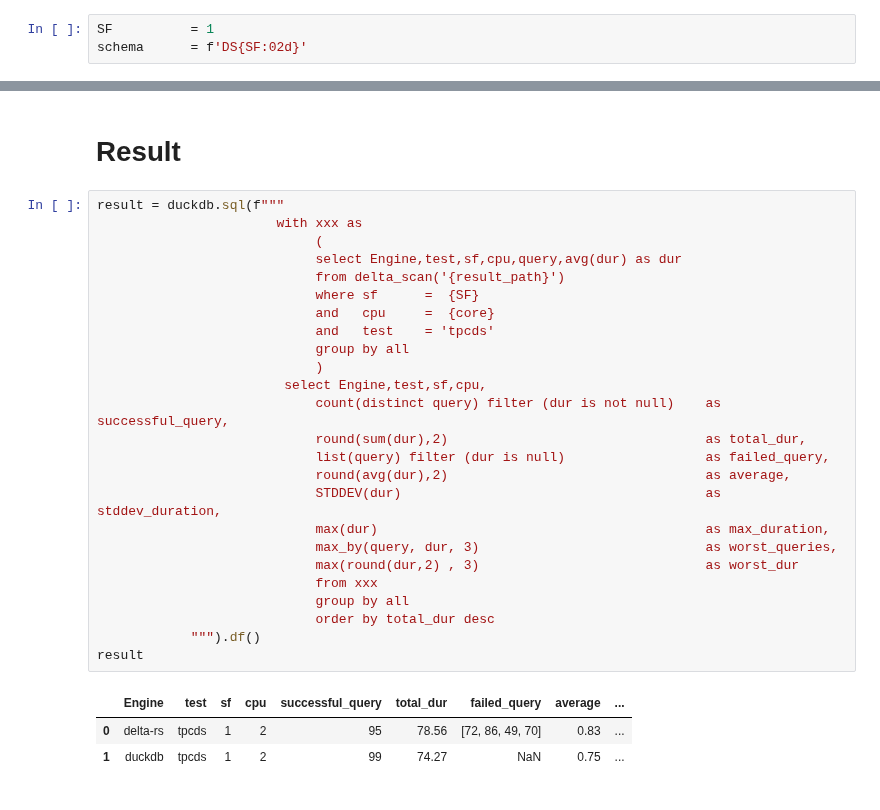
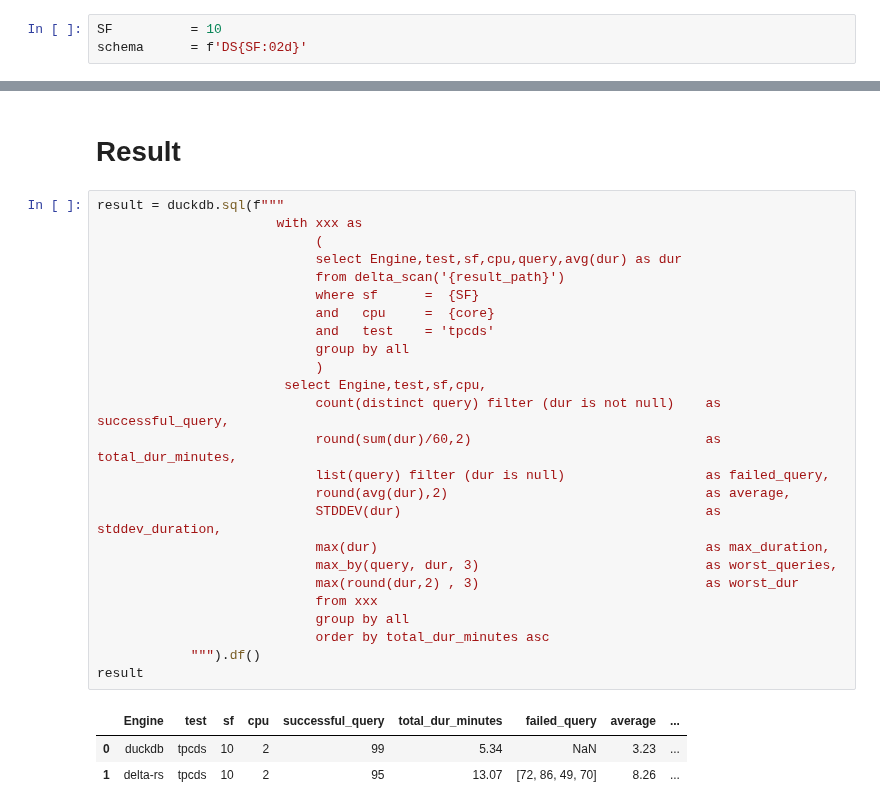
Before and after one commit to djouallah/Fabric_Notebooks_Demo, a Jupyter notebook: analytical/delta_rs_sql.ipynb, the cells around one changed output, grey strips where cells are left out. Drawn from its saved outputs; the diff is of its cells as text.

```diff
--- a/analytical/delta_rs_sql.ipynb
+++ b/analytical/delta_rs_sql.ipynb
@@ -1,5 +1,5 @@
 # %%
-SF          = 1
+SF          = 10
 schema      = f'DS{SF:02d}'
 # %%
 table_path        = '/lakehouse/default/Tables'
@@ -5857,29 +5871,29 @@ Wall time: 1min 19s
 # %%
 result = duckdb.sql(f"""
                        with xxx as
                             (
                             select Engine,test,sf,cpu,query,avg(dur) as dur
                             from delta_scan('{result_path}')
                             where sf      =  {SF}
                             and   cpu     =  {core}
                             and   test    = 'tpcds'
                             group by all
                             )
                         select Engine,test,sf,cpu,
                             count(distinct query) filter (dur is not null)    as successful_query,
-                            round(sum(dur),2)                                 as total_dur,
+                            round(sum(dur)/60,2)                              as total_dur_minutes,
                             list(query) filter (dur is null)                  as failed_query,
                             round(avg(dur),2)                                 as average,
                             STDDEV(dur)                                       as stddev_duration,
                             max(dur)                                          as max_duration,
                             max_by(query, dur, 3)                             as worst_queries,
                             max(round(dur,2) , 3)                             as worst_dur
                             from xxx
                             group by all
-                            order by total_dur desc
+                            order by total_dur_minutes asc
             """).df()
 result
 # %% [output]
-|  | Engine | test | sf | cpu | successful_query | total_dur | failed_query | average | ... |
-| 0 | delta-rs | tpcds | 1 | 2 | 95 | 78.56 | [72, 86, 49, 70] | 0.83 | ... |
-| 1 | duckdb | tpcds | 1 | 2 | 99 | 74.27 | NaN | 0.75 | ... |
+|  | Engine | test | sf | cpu | successful_query | total_dur_minutes | failed_query | average | ... |
+| 0 | duckdb | tpcds | 10 | 2 | 99 | 5.34 | NaN | 3.23 | ... |
+| 1 | delta-rs | tpcds | 10 | 2 | 95 | 13.07 | [72, 86, 49, 70] | 8.26 | ... |
```
Also changed, not shown: parts of 4 cells of this notebook.
